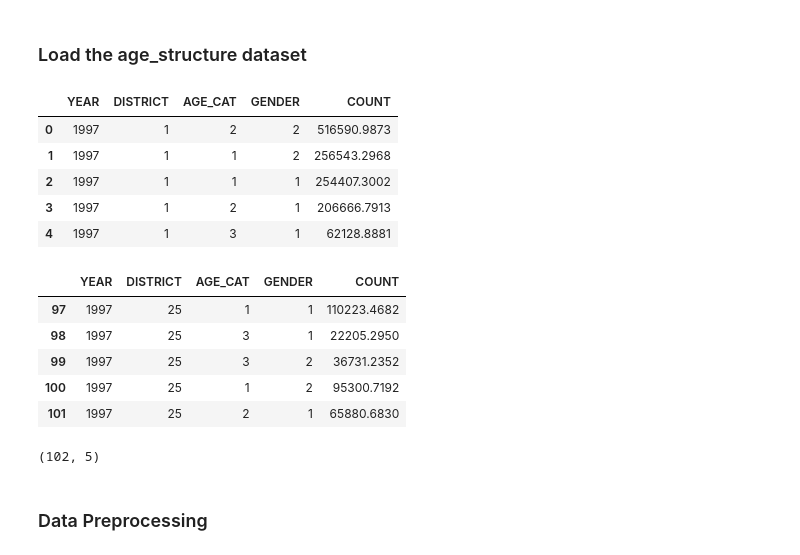
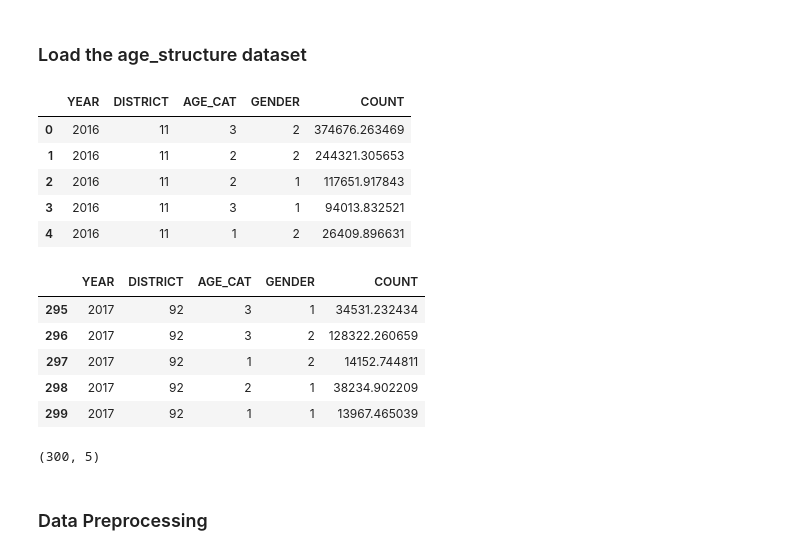
Before and after one commit to Virajana/Labour-Force1, a Jupyter notebook: trainers/unemployee.ipynb, the cells around one changed output. Cells and saved outputs as stored; diff of their text form; code cells hidden in the pictures.

```diff
--- a/trainers/unemployee.ipynb
+++ b/trainers/unemployee.ipynb
@@ -4,32 +4,32 @@ import pandas as pd
 ### Load the age_structure dataset
 # %%
 # read CSV file from the 'data' subdirectory using a relative path
-df = pd.read_csv('../data/unemployee_1997.csv')
+df = pd.read_csv('../data/unemployee.csv')
 
 # display the first 5 rows
 df.head()
 # %% [output]
 |  | YEAR | DISTRICT | AGE_CAT | GENDER | COUNT |
-| 0 | 1997 | 1 | 2 | 2 | 516590.9873 |
-| 1 | 1997 | 1 | 1 | 2 | 256543.2968 |
-| 2 | 1997 | 1 | 1 | 1 | 254407.3002 |
-| 3 | 1997 | 1 | 2 | 1 | 206666.7913 |
-| 4 | 1997 | 1 | 3 | 1 | 62128.8881 |
+| 0 | 2016 | 11 | 3 | 2 | 374676.263469 |
+| 1 | 2016 | 11 | 2 | 2 | 244321.305653 |
+| 2 | 2016 | 11 | 2 | 1 | 117651.917843 |
+| 3 | 2016 | 11 | 3 | 1 | 94013.832521 |
+| 4 | 2016 | 11 | 1 | 2 | 26409.896631 |
 # %%
 # display the last 5 rows
 df.tail()
 # %% [output]
 |  | YEAR | DISTRICT | AGE_CAT | GENDER | COUNT |
-| 97 | 1997 | 25 | 1 | 1 | 110223.4682 |
-| 98 | 1997 | 25 | 3 | 1 | 22205.2950 |
-| 99 | 1997 | 25 | 3 | 2 | 36731.2352 |
-| 100 | 1997 | 25 | 1 | 2 | 95300.7192 |
-| 101 | 1997 | 25 | 2 | 1 | 65880.6830 |
+| 295 | 2017 | 92 | 3 | 1 | 34531.232434 |
+| 296 | 2017 | 92 | 3 | 2 | 128322.260659 |
+| 297 | 2017 | 92 | 1 | 2 | 14152.744811 |
+| 298 | 2017 | 92 | 2 | 1 | 38234.902209 |
+| 299 | 2017 | 92 | 1 | 1 | 13967.465039 |
 # %%
 # check the shape of the DataFrame (rows, columns)
 df.shape
 # %% [output]
-(102, 5)
+(300, 5)
 # %% [markdown]
 ### Data Preprocessing
 # %% [markdown]
```
Also changed, not shown: parts of 15 cells of this notebook, 19 other files.
